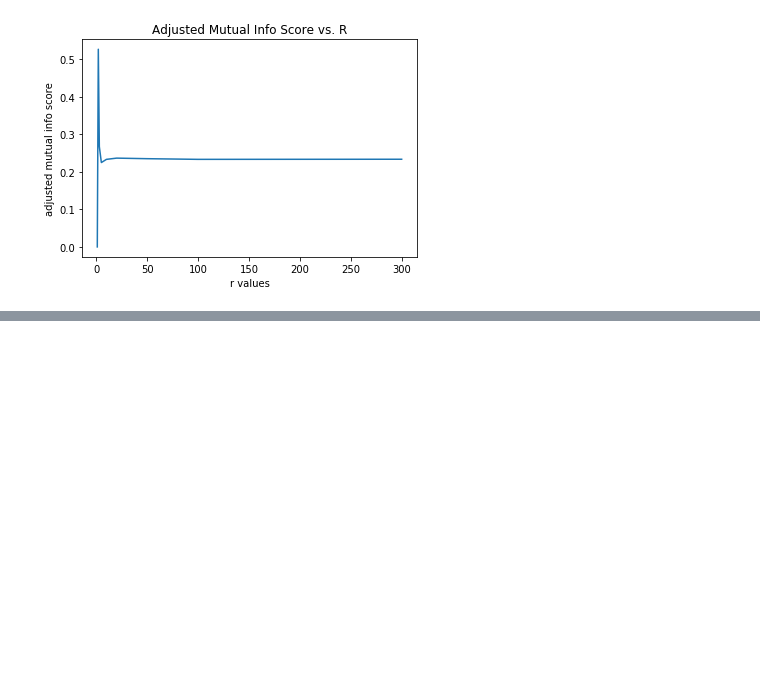
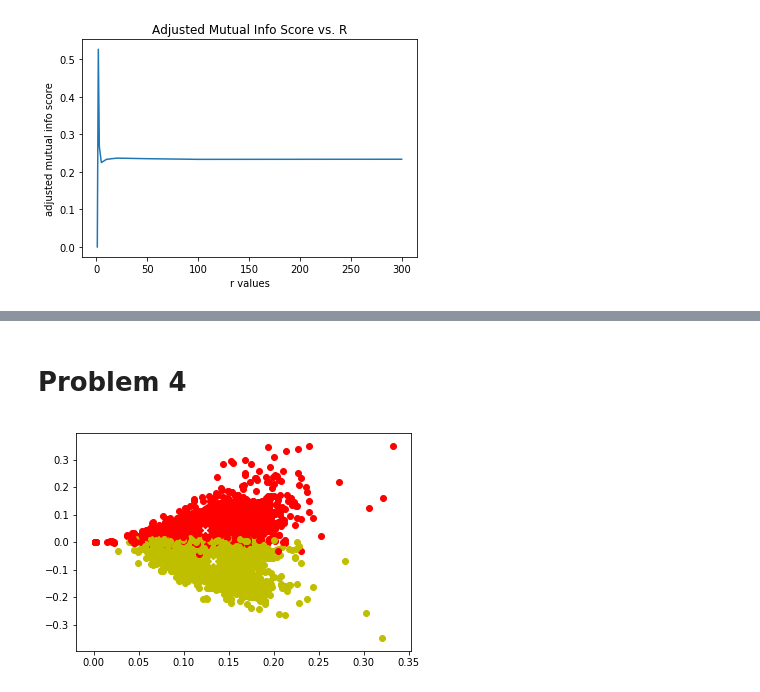
Before and after one commit to zxxia/ECE219-Large-Scale-Data-Mining, a Jupyter notebook: ee219_project2.ipynb, the cells around one changed output, grey strips where cells are left out. Saved outputs shown, nothing was run; the diff lists cells and outputs as text; code cells hidden in the pictures; blank space fills up the shorter version.

```diff
--- a/ee219_project2.ipynb
+++ b/ee219_project2.ipynb
@@ -86,6 +86,17 @@ def find_best_r_nmf (r):
     scores.append(metrics.adjusted_rand_score(eight_train_target, kmeans_predicted))
     scores.append(metrics.adjusted_mutual_info_score(eight_train_target, kmeans_predicted))
     return scores
+
+def two_dimensional_clustering_plot (data, kmeans):
+    for n in range(data.shape[0]):
+        if (eight_train_target[n] == 0):
+            c = 'r'
+        else:
+            c = 'y'
+        plt.scatter(data[n, 0], data[n, 1], c=c)
+    centers = kmeans.cluster_centers_
+    plt.scatter(centers[:, 0], centers[:, 1], marker='x', color='w')
+    plt.show()
 # %% [markdown]
 # Classification Preparation (Must Run)
 # %%
@@ -326,0 +338,10 @@ contingency matrix for r = 300
+# %% [markdown]
+# Problem 4
+# %%
+#(a) using best result in SVD which is r = 2 to visualize the clustering results
+lsa = TruncatedSVD(n_components=2, random_state=42)
+best_lsa_data = lsa.fit_transform(eight_train_tfidf_min_df_3)
+kmeans_best_lsa = KMeans(n_clusters=2, random_state=42).fit(best_lsa_data)
+two_dimensional_clustering_plot (best_lsa_data,kmeans_best_lsa)
+# %% [output]
+[figure, added]
```
Also changed, not shown: parts of 2 cells of this notebook.
